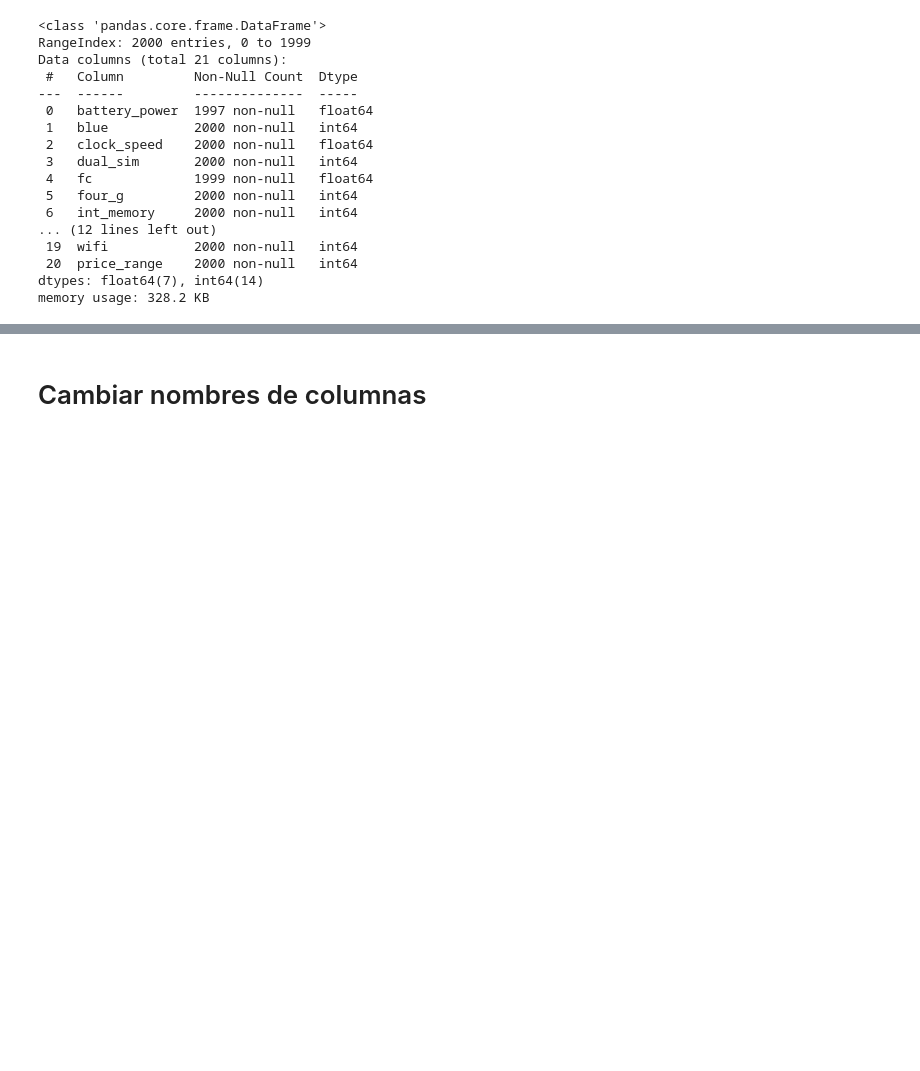
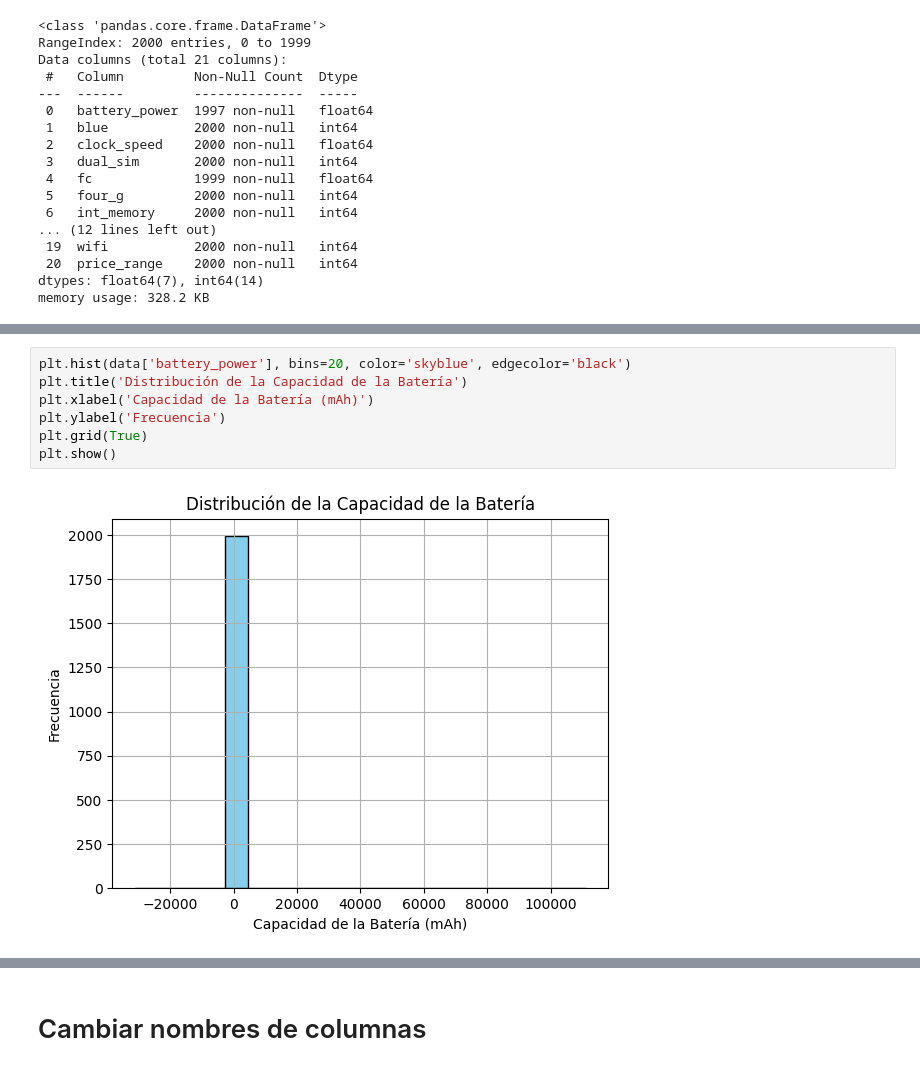
Before and after one commit to rockysaimon/data_celaning, a Jupyter notebook: mineria_de_datos.ipynb, the cells around one changed output, grey strips where cells are left out. Cells and saved outputs as stored; diff of their text form; blank space fills up the shorter version.

```diff
--- a/mineria_de_datos.ipynb
+++ b/mineria_de_datos.ipynb
@@ -86,0 +150,9 @@ memory usage: 328.2 KB
+# %%
+plt.hist(data['battery_power'], bins=20, color='skyblue', edgecolor='black')
+plt.title('Distribución de la Capacidad de la Batería')
+plt.xlabel('Capacidad de la Batería (mAh)')
+plt.ylabel('Frecuencia')
+plt.grid(True)
+plt.show()
+# %% [output]
+[figure, added]
```
Also changed, not shown: parts of 41 cells of this notebook.
